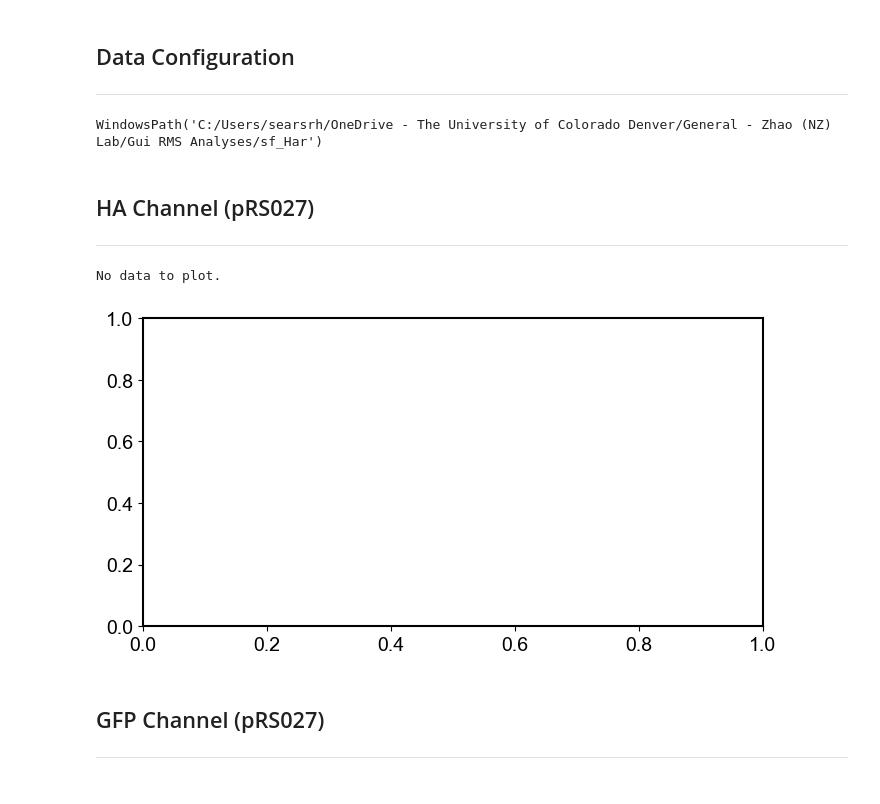
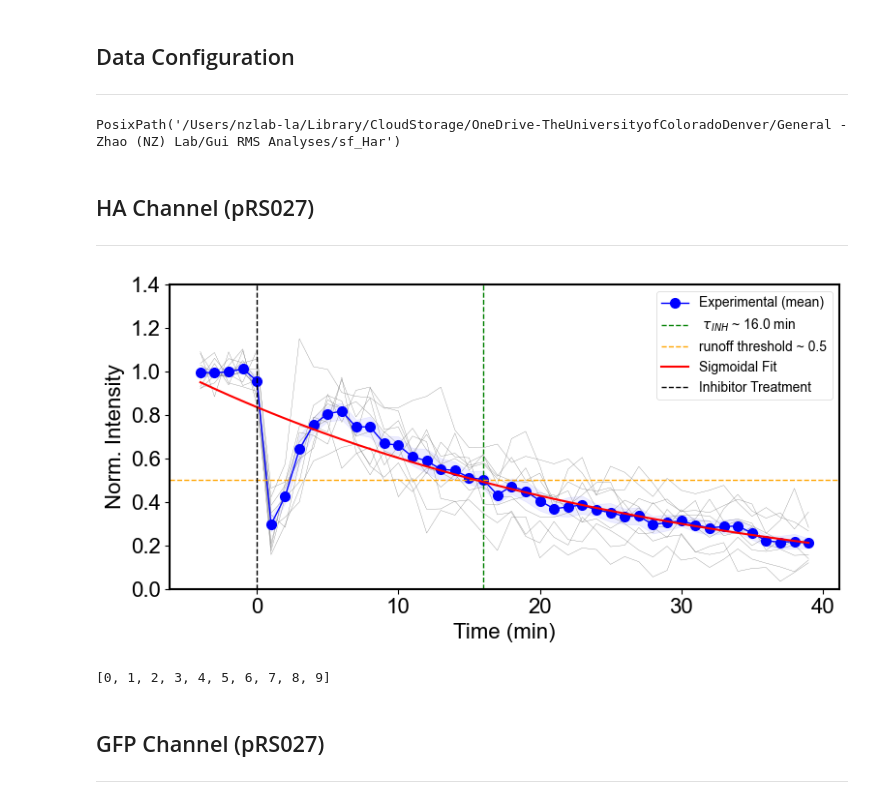
Before and after one commit to ningzhaoAnschutz/cof_paper, a Jupyter notebook: notebooks/Inhibitors/Fig 4_Harringtonine_GFPFast.ipynb, the cells around one changed output. Drawn from its saved outputs; the diff is of its cells as text; code cells hidden in the pictures.

```diff
--- a/notebooks/Inhibitors/Fig 4_Harringtonine_GFPFast.ipynb
+++ b/notebooks/Inhibitors/Fig 4_Harringtonine_GFPFast.ipynb
@@ -20,8 +20,8 @@ ___
 
 
 # ── Data Path ─────────────────────────────────────────────
-data_dir = one_drive_dir.joinpath('General - Zhao (NZ) Lab\Gui RMS Analyses\sf_Har')
-
+#data_dir = one_drive_dir.joinpath('General - Zhao (NZ) Lab/Gui RMS Analyses/sf_Har')
+data_dir = one_drive_dir / 'General - Zhao (NZ) Lab' / 'Gui RMS Analyses' / 'sf_Har'
 
 # ── Processing Parameters ─────────────────────────────────
 inhibitor_frame_index = 4  # 0-indexed: frame when treatment was applied
@@ -41,33 +41,34 @@ data_dir
 
 #C:\Users\searsrh\OneDrive - The University of Colorado Denver\General - Zhao (NZ) Lab\Gui RMS Analyses\sf_Har
 # %% [output]
-WindowsPath('C:/Users/searsrh/OneDrive - The University of Colorado Denver/General - Zhao (NZ) Lab/Gui RMS Analyses/sf_Har')
+PosixPath('/Users/nzlab-la/Library/CloudStorage/OneDrive-TheUniversityofColoradoDenver/General - Zhao (NZ) Lab/Gui RMS Analyses/sf_Har')
 # %% [markdown]
 ## HA Channel (pRS027)
 ___
 # %%
 substring_in_data_dir = 'pRS027'
 selected_field = 'spot_int_ch_1'
 plot_name = 'pRS027_HA'
 
-responding_indices_pRS027_HA, frames_pRS027_HA, intensities_pRS027_HA, _, _, _, _ = INH.process_inhibitor_data(
+responding_indices_pRS027_HA, frames_pRS027_HA, intensities_pRS027_HA, _, _, _, _,_ = INH.process_inhibitor_data(
     data_dir, inhibitor_frame_index, substring_in_data_dir, selected_field,
     use_sem, show_summary, max_percentage_threshold_after_treatment,
 )
 
 INH.plot_inhibitor(
     frames_pRS027_HA, intensities_pRS027_HA, inhibitor_frame_index,
     show_runoff_time=True,
     plot_name=plot_name,
     threshold_percentage_for_runoff=threshold_percentage_for_runoff,
     figsize=figsize,
     ylims=ylims,
 )
 # %% [output]
-No data to plot.
-[figure, old version]
+[figure, new version]
 # %%
 responding_indices_pRS027_HA
+# %% [output]
+[0, 1, 2, 3, 4, 5, 6, 7, 8, 9]
 # %% [markdown]
 ## GFP Channel (pRS027)
 ___
```
Also changed, not shown: parts of 2 cells of this notebook.
